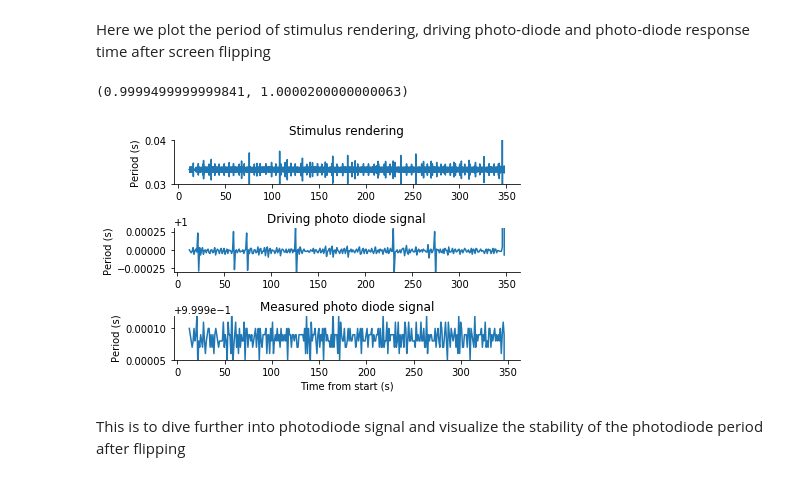
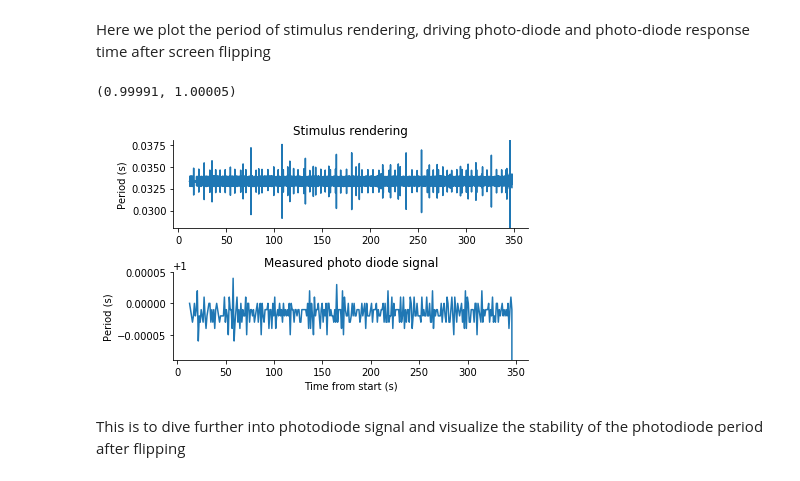
Before and after one commit to AllenInstitute/bonsai_workflows, a Jupyter notebook: Analysis/detection_of_change_without_camera/2021-05-12-det_change_without_camera.ipynb, the cells around one changed output. Saved outputs shown, nothing was run; the diff lists cells and outputs as text; code cells hidden in the pictures.

Commit message:
Add figures for closed-loop camera measure

```diff
--- a/Analysis/detection_of_change_without_camera/2021-05-12-det_change_without_camera.ipynb
+++ b/Analysis/detection_of_change_without_camera/2021-05-12-det_change_without_camera.ipynb
@@ -18,48 +18,38 @@ Here we plot the period of stimulus rendering, driving photo-diode and photo-dio
 # %%
 
 # This is the fastest output from bonsai to digital line
 times_bonsai_fast_sync = dset.get_rising_edges('vsync_stim', units='sec')[10:-10]
 
 # This is the driving signal behind the photodiode
 times_bonsai_driving_photodiode = dset.get_rising_edges(
     'stim_running', units='sec')
 
 times_photodiode = dset.get_rising_edges('stim_photodiode', units='sec')
 
-plt.subplot(3, 1, 1)
+plt.subplot(2, 1, 1)
 y_axis_data = np.diff(times_bonsai_fast_sync)
 plt.plot(times_bonsai_fast_sync[1:], y_axis_data)
 plt.ylabel('Period (s)')
 plt.gca().spines['right'].set_visible(False)
 plt.gca().spines['top'].set_visible(False)
 plt.title('Stimulus rendering')
-plt.ylim([0.03, 0.04])
+plt.ylim([0.028, 0.038])
 
-plt.subplot(3, 1, 2)
-y_axis_data = np.diff(
-    times_bonsai_driving_photodiode)
-plt.plot(times_bonsai_driving_photodiode[1:], y_axis_data)
-plt.ylabel('Period (s)')
-plt.gca().spines['right'].set_visible(False)
-plt.gca().spines['top'].set_visible(False)
-plt.title('Driving photo diode signal')
-plt.ylim([np.percentile(y_axis_data,0.5),np.percentile(y_axis_data,99.5)])
-
-plt.subplot(3, 1, 3)
+plt.subplot(2, 1, 2)
 y_axis_data = np.diff(
     times_photodiode)
 plt.plot(times_photodiode[1:], y_axis_data)
 plt.xlabel('Time from start (s)')
 plt.ylabel('Period (s)')
 plt.title('Measured photo diode signal')
 plt.gca().spines['right'].set_visible(False)
 plt.gca().spines['top'].set_visible(False)
 plt.tight_layout()
-plt.savefig('go_no_go_hardware_2021T12950_sync_lines.png')
-plt.ylim([np.percentile(y_axis_data,1),np.percentile(y_axis_data,99)])
+plt.savefig('det_change_without_camera_sync_lines.png')
+plt.ylim([0.99991, 1.00005])
 # %% [output]
-(0.9999499999999841, 1.0000200000000063)
+(0.99991, 1.00005)
-[figure, old version]
+[figure, new version]
 # %% [markdown]
 This is to dive further into photodiode signal and visualize the stability of the photodiode period after flipping
 # %%
```
Also changed, not shown: 4 other files.
